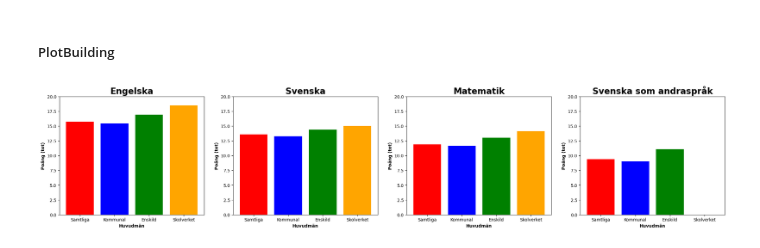
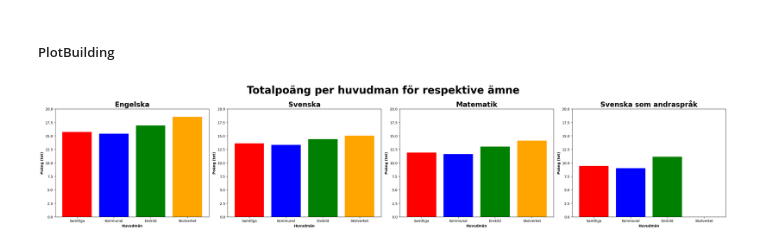
Before and after one commit to Remmold/Lab2-Statistics, a Jupyter notebook: main.ipynb, the cells around one changed output. Saved outputs shown, nothing was run; the diff lists cells and outputs as text; code cells hidden in the pictures.

Commit message:
Added a suptitle on top do make it even prettier

```diff
--- a/main.ipynb
+++ b/main.ipynb
@@ -59,16 +58,18 @@ df_sfi.iloc[3,2:] = 0 #Decided to set to  0
 # %% [markdown]
 ##### PlotBuilding
 # %%
-fig,axs = plt.subplots(nrows = 1,ncols = 4, figsize= (len(df_list)*7,5)) #Creates subplots that scale with the length of the list
+fig,axs = plt.subplots(nrows = 1,ncols = 4, figsize= (len(df_list)*7,6)) #Creates subplots that scale with the length of the list
 color_list = ["red","blue","green","orange"]
 for i in range(len(df_list)):
 
     axs[i].set_ylim(0,20)
     axs[i].set_xlabel("Huvudmän",fontsize = 10,fontweight = "bold")    # Talked to ludvig and he told me how to change font when setting labels
     axs[i].set_ylabel("Poäng (tot)",fontsize = 10,fontweight = "bold")
     axs[i].set_title(title_list[i],fontsize = 20,fontweight = "bold")
     axs[i].color = color_list
     axs[i].bar(df_list[i]["Huvudman"],df_list[i]["Totalt(poäng)"],color= color_list)
+fig.suptitle("Totalpoäng per huvudman för respektive ämne",fontsize = 30,fontweight ="bold")
+fig.tight_layout()
 fig.savefig("visualiseringar/points_per_huvudman.png")      #Asked chatgpt how to save a fig to png and learned the savefig() method
 # %% [output]
-[figure, old version]
+[figure, new version]
```
Also changed, not shown: parts of 2 cells of this notebook, 1 other file.
